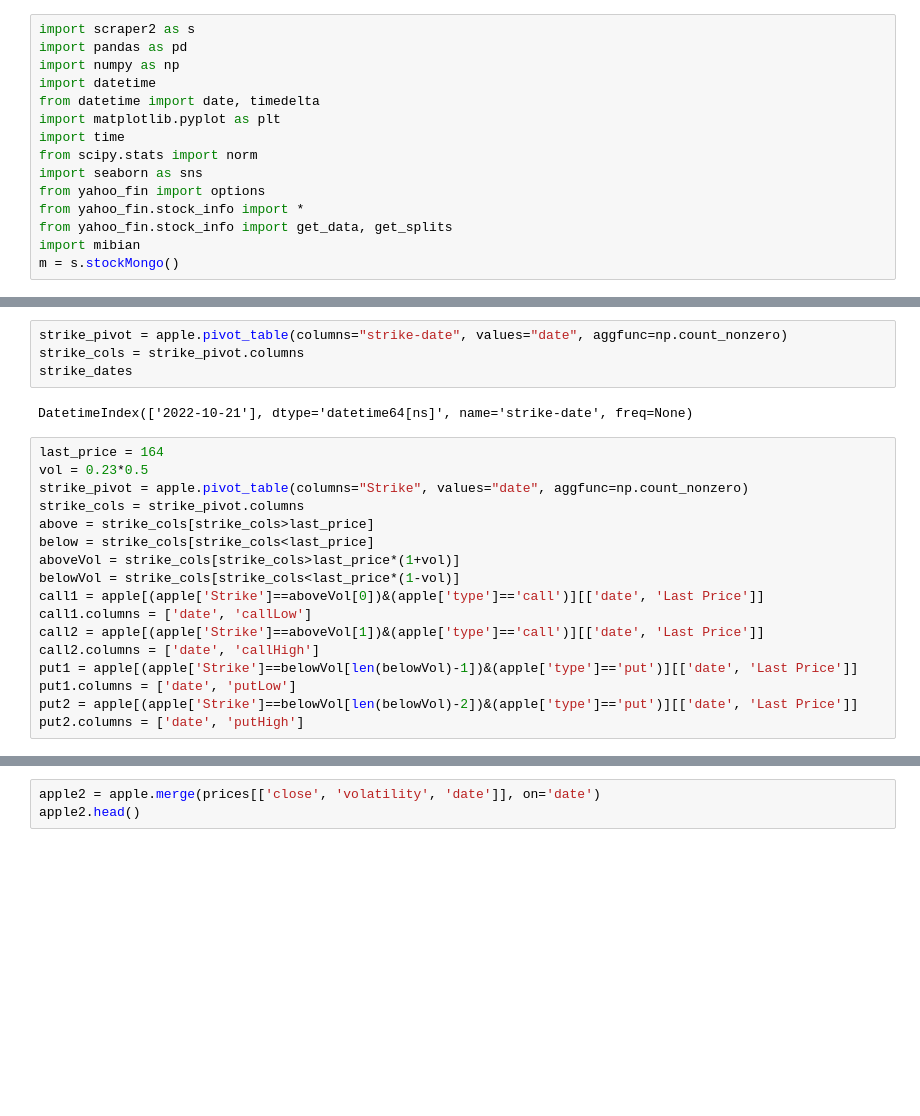
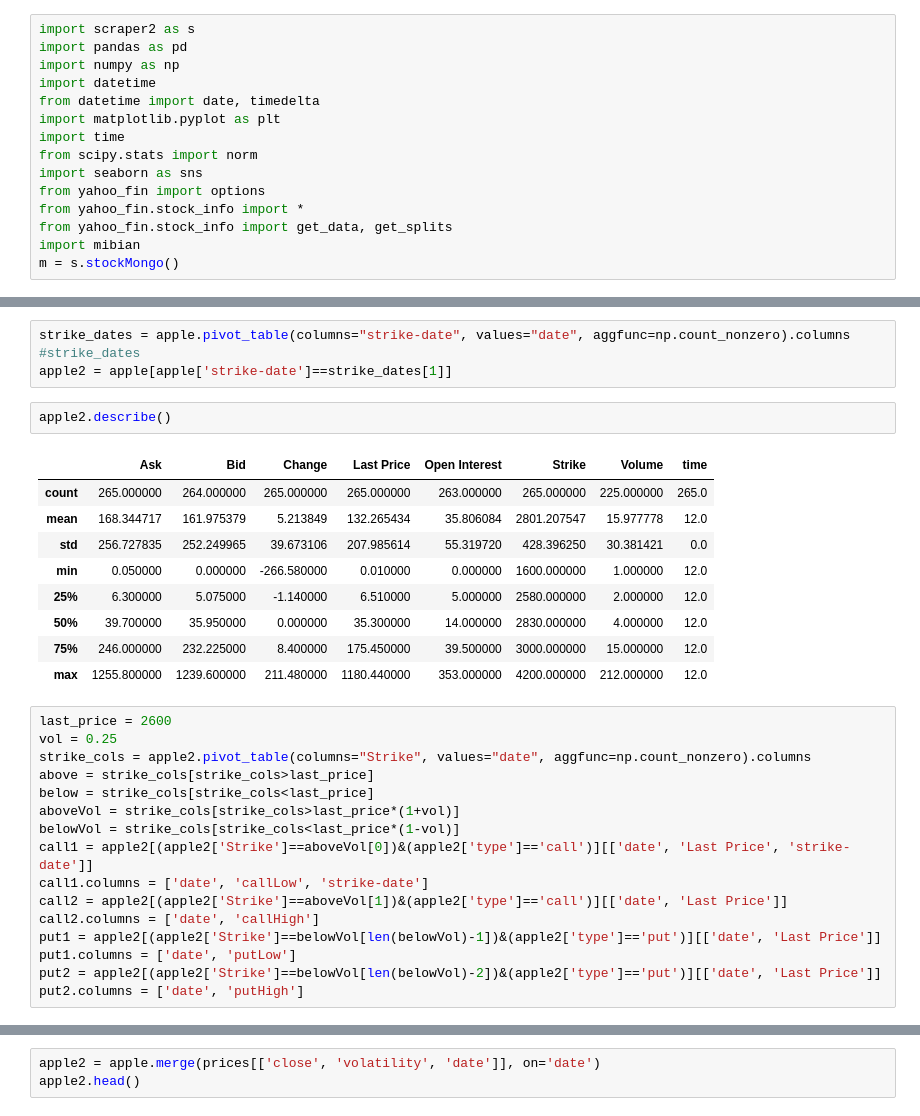
Before and after one commit to andermy/yahooScraper, a Jupyter notebook: test.ipynb, the cells around one changed output, grey strips where cells are left out. Drawn from its saved outputs; the diff is of its cells as text; blank space fills up the shorter version.

```diff
--- a/test.ipynb
+++ b/test.ipynb
@@ -44,25 +54,34 @@ apple.head()
 # %%
-strike_pivot = apple.pivot_table(columns="strike-date", values="date", aggfunc=np.count_nonzero)
-strike_cols = strike_pivot.columns
-strike_dates
+strike_dates = apple.pivot_table(columns="strike-date", values="date", aggfunc=np.count_nonzero).columns
+#strike_dates
+apple2 = apple[apple['strike-date']==strike_dates[1]]
-# %% [output]
-DatetimeIndex(['2022-10-21'], dtype='datetime64[ns]', name='strike-date', freq=None)
+# %%
+apple2.describe()
+# %% [output]
+|  | Ask | Bid | Change | Last Price | Open Interest | Strike | Volume | time |
+| count | 265.000000 | 264.000000 | 265.000000 | 265.000000 | 263.000000 | 265.000000 | 225.000000 | 265.0 |
+| mean | 168.344717 | 161.975379 | 5.213849 | 132.265434 | 35.806084 | 2801.207547 | 15.977778 | 12.0 |
+| std | 256.727835 | 252.249965 | 39.673106 | 207.985614 | 55.319720 | 428.396250 | 30.381421 | 0.0 |
+| min | 0.050000 | 0.000000 | -266.580000 | 0.010000 | 0.000000 | 1600.000000 | 1.000000 | 12.0 |
+| 25% | 6.300000 | 5.075000 | -1.140000 | 6.510000 | 5.000000 | 2580.000000 | 2.000000 | 12.0 |
+| 50% | 39.700000 | 35.950000 | 0.000000 | 35.300000 | 14.000000 | 2830.000000 | 4.000000 | 12.0 |
+| 75% | 246.000000 | 232.225000 | 8.400000 | 175.450000 | 39.500000 | 3000.000000 | 15.000000 | 12.0 |
+| max | 1255.800000 | 1239.600000 | 211.480000 | 1180.440000 | 353.000000 | 4200.000000 | 212.000000 | 12.0 |
 # %%
-last_price = 164
-vol = 0.23*0.5
-strike_pivot = apple.pivot_table(columns="Strike", values="date", aggfunc=np.count_nonzero)
-strike_cols = strike_pivot.columns
+last_price = 2600
+vol = 0.25
+strike_cols = apple2.pivot_table(columns="Strike", values="date", aggfunc=np.count_nonzero).columns
 above = strike_cols[strike_cols>last_price]
 below = strike_cols[strike_cols<last_price]
 aboveVol = strike_cols[strike_cols>last_price*(1+vol)]
 belowVol = strike_cols[strike_cols<last_price*(1-vol)]
-call1 = apple[(apple['Strike']==aboveVol[0])&(apple['type']=='call')][['date', 'Last Price']]
-call1.columns = ['date', 'callLow']
-call2 = apple[(apple['Strike']==aboveVol[1])&(apple['type']=='call')][['date', 'Last Price']]
+call1 = apple2[(apple2['Strike']==aboveVol[0])&(apple2['type']=='call')][['date', 'Last Price', 'strike-date']]
+call1.columns = ['date', 'callLow', 'strike-date']
+call2 = apple2[(apple2['Strike']==aboveVol[1])&(apple2['type']=='call')][['date', 'Last Price']]
 call2.columns = ['date', 'callHigh']
-put1 = apple[(apple['Strike']==belowVol[len(belowVol)-1])&(apple['type']=='put')][['date', 'Last Price']]
+put1 = apple2[(apple2['Strike']==belowVol[len(belowVol)-1])&(apple2['type']=='put')][['date', 'Last Price']]
 put1.columns = ['date', 'putLow']
-put2 = apple[(apple['Strike']==belowVol[len(belowVol)-2])&(apple['type']=='put')][['date', 'Last Price']]
+put2 = apple2[(apple2['Strike']==belowVol[len(belowVol)-2])&(apple2['type']=='put')][['date', 'Last Price']]
 put2.columns = ['date', 'putHigh']
 # %%
 butterfly = call1.merge(call2, on='date', how='inner')
```
Also changed, not shown: parts of 8 cells of this notebook, 1 other file.
